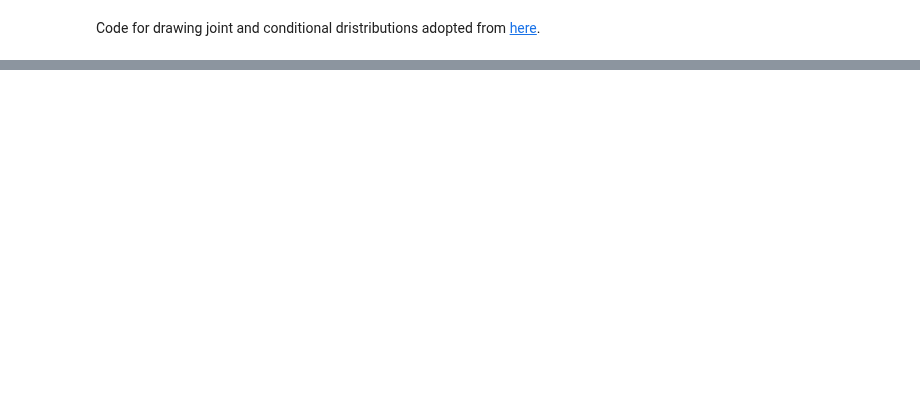
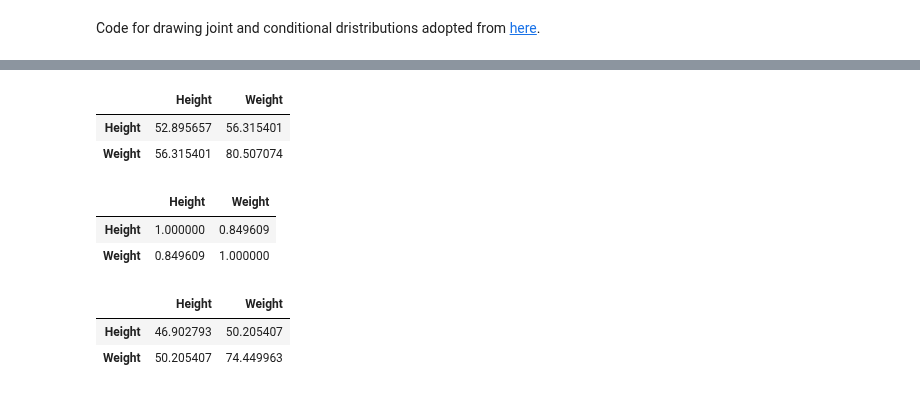
Before and after one commit to WelfLowe/ML4non-programmers, a Jupyter notebook: AI_Technology_Introduction.ipynb, the cells around one changed output, grey strips where cells are left out. Saved outputs shown, nothing was run; the diff lists cells and outputs as text; code cells hidden in the pictures; blank space fills up the shorter version.

```diff
--- a/AI_Technology_Introduction.ipynb
+++ b/AI_Technology_Introduction.ipynb
@@ -498,0 +521,18 @@ plot_marginal_distributions(np.c_[mu_m], cov_m, welf)
+# %%
+males.cov()
+# %% [output]
+|  | Height | Weight |
+| Height | 52.895657 | 56.315401 |
+| Weight | 56.315401 | 80.507074 |
+# %%
+females.corr()
+# %% [output]
+|  | Height | Weight |
+| Height | 1.000000 | 0.849609 |
+| Weight | 0.849609 | 1.000000 |
+# %%
+females.cov()
+# %% [output]
+|  | Height | Weight |
+| Height | 46.902793 | 50.205407 |
+| Weight | 50.205407 | 74.449963 |
```
Also changed, not shown: parts of 23 cells of this notebook.
